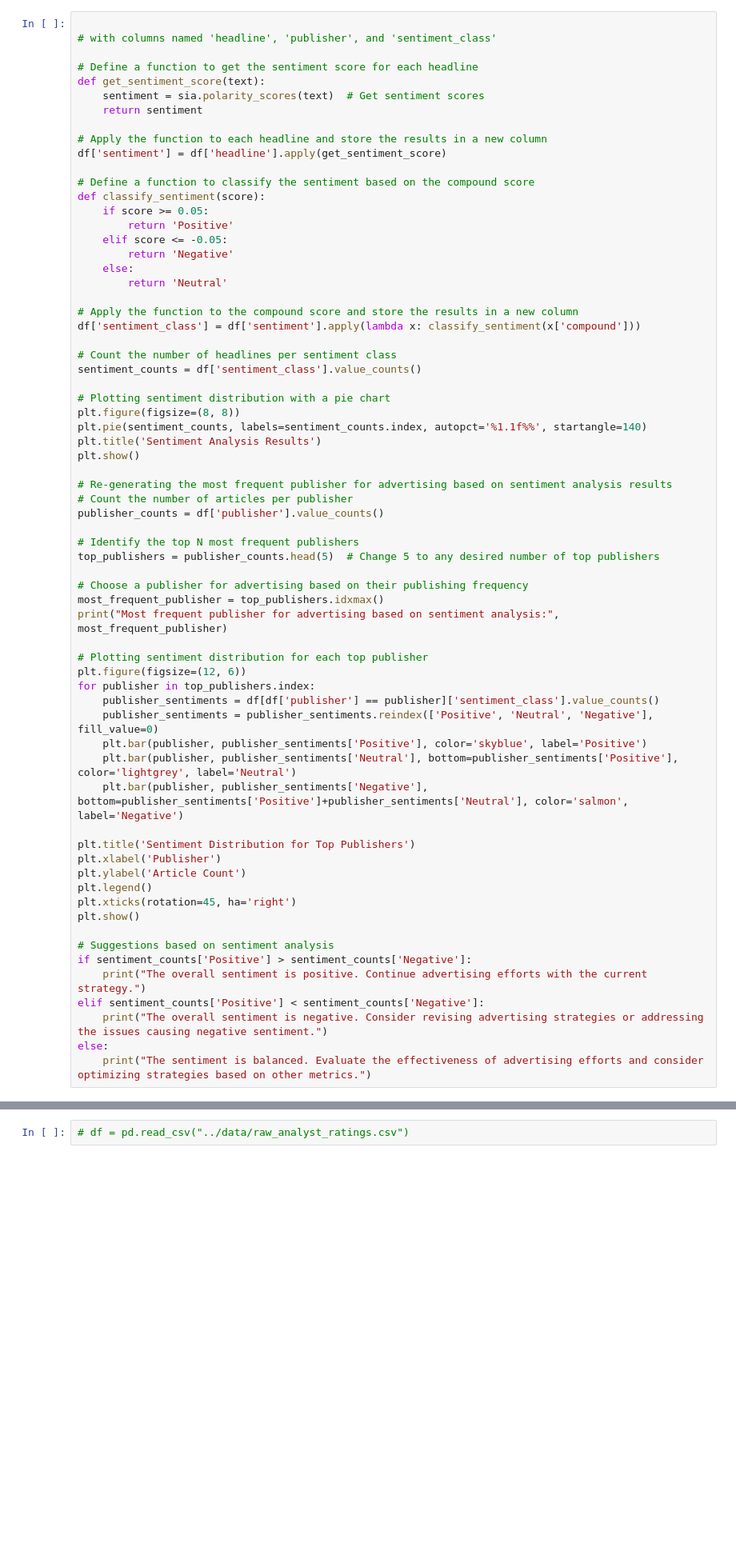
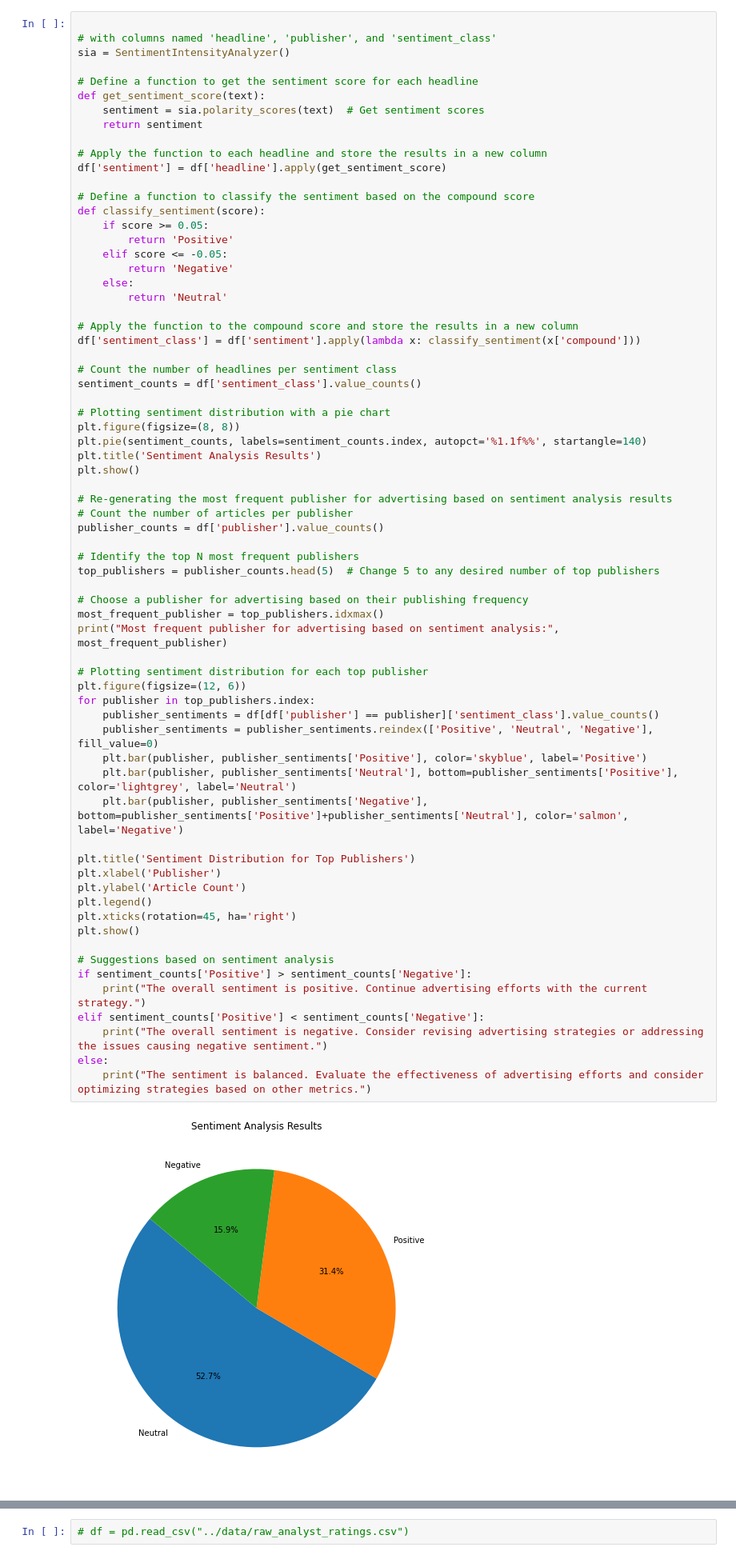
Before and after one commit to Yaadee/Finance_Data_Analysis, a Jupyter notebook: notebooks/Financial_EDA.ipynb, the cells around one changed output, grey strips where cells are left out. Shown at 80% size. Saved outputs shown, nothing was run; the diff lists cells and outputs as text; blank space fills up the shorter version.

```diff
--- a/notebooks/Financial_EDA.ipynb
+++ b/notebooks/Financial_EDA.ipynb
@@ -204,6 +217,7 @@ df.describe()
 # %%
 
 # with columns named 'headline', 'publisher', and 'sentiment_class'
+sia = SentimentIntensityAnalyzer()
 
 # Define a function to get the sentiment score for each headline
 def get_sentiment_score(text):
@@ -241,30 +255,32 @@ publisher_counts = df['publisher'].value_counts()
 # Identify the top N most frequent publishers
 top_publishers = publisher_counts.head(5)  # Change 5 to any desired number of top publishers
 
 # Choose a publisher for advertising based on their publishing frequency
 most_frequent_publisher = top_publishers.idxmax()
 print("Most frequent publisher for advertising based on sentiment analysis:", most_frequent_publisher)
 
 # Plotting sentiment distribution for each top publisher
 plt.figure(figsize=(12, 6))
 for publisher in top_publishers.index:
     publisher_sentiments = df[df['publisher'] == publisher]['sentiment_class'].value_counts()
     publisher_sentiments = publisher_sentiments.reindex(['Positive', 'Neutral', 'Negative'], fill_value=0)
     plt.bar(publisher, publisher_sentiments['Positive'], color='skyblue', label='Positive')
     plt.bar(publisher, publisher_sentiments['Neutral'], bottom=publisher_sentiments['Positive'], color='lightgrey', label='Neutral')
     plt.bar(publisher, publisher_sentiments['Negative'], bottom=publisher_sentiments['Positive']+publisher_sentiments['Neutral'], color='salmon', label='Negative')
 
 plt.title('Sentiment Distribution for Top Publishers')
 plt.xlabel('Publisher')
 plt.ylabel('Article Count')
 plt.legend()
 plt.xticks(rotation=45, ha='right')
 plt.show()
 
 # Suggestions based on sentiment analysis
 if sentiment_counts['Positive'] > sentiment_counts['Negative']:
     print("The overall sentiment is positive. Continue advertising efforts with the current strategy.")
 elif sentiment_counts['Positive'] < sentiment_counts['Negative']:
     print("The overall sentiment is negative. Consider revising advertising strategies or addressing the issues causing negative sentiment.")
 else:
     print("The sentiment is balanced. Evaluate the effectiveness of advertising efforts and consider optimizing strategies based on other metrics.")
+# %% [output]
+[figure, added]
```
Also changed, not shown: parts of 5 cells of this notebook, 1 other file.
